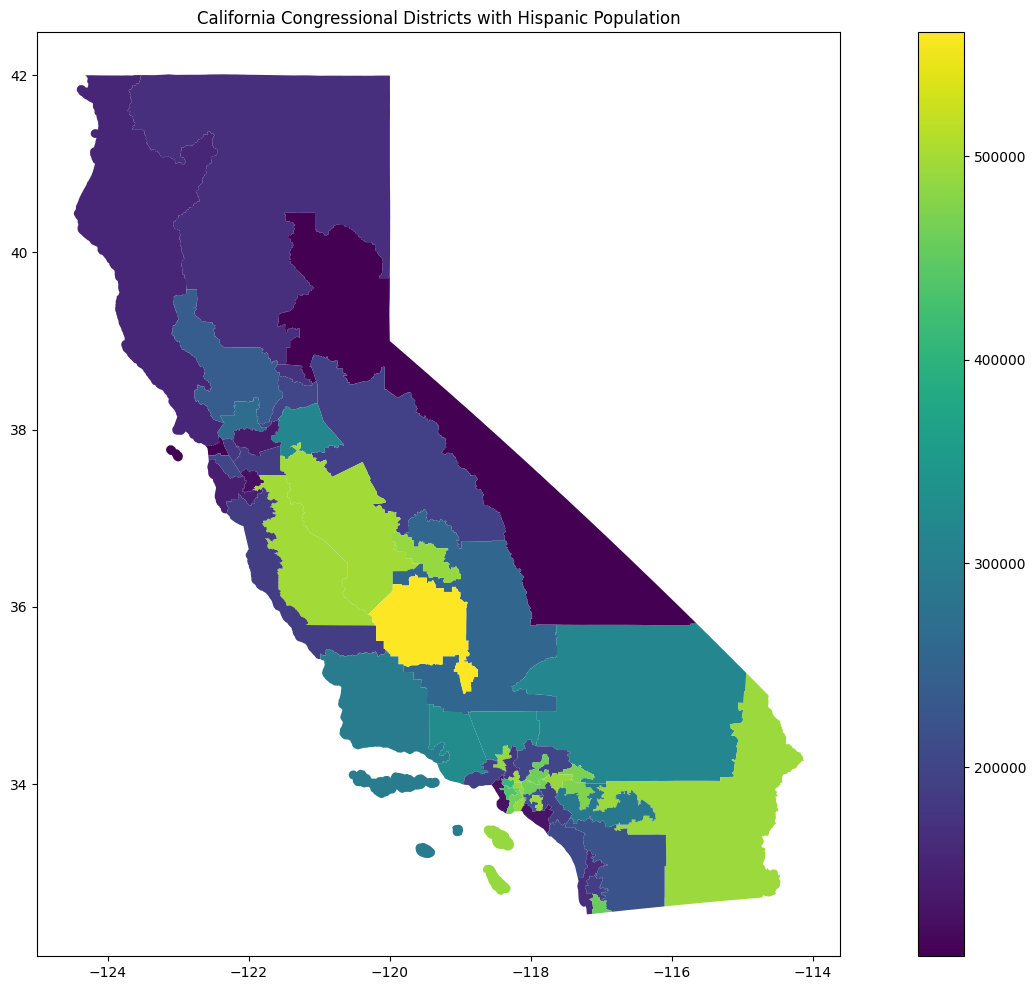
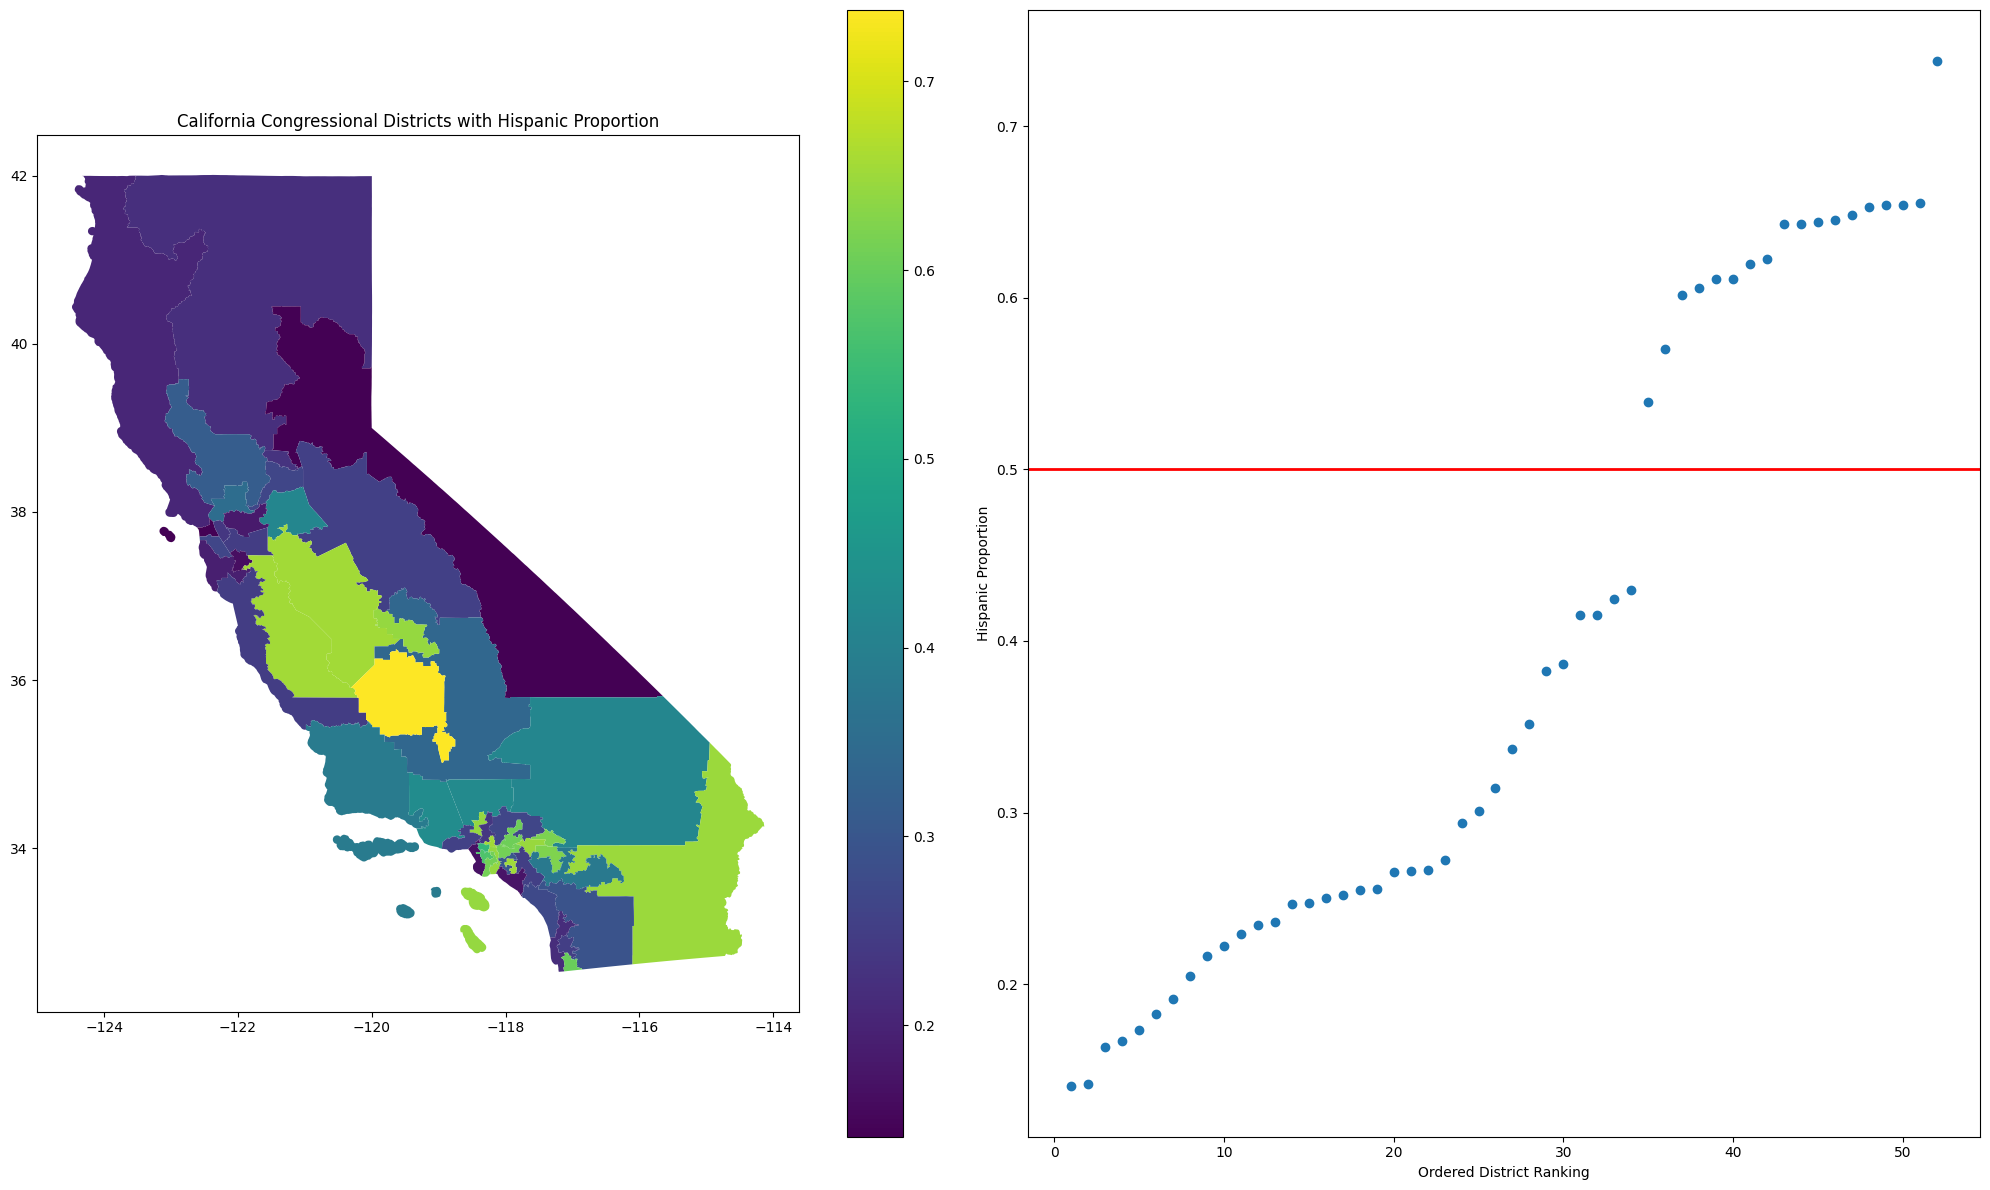
Unified diff of the notebook cell whose output changed from the first chart to the second:
--- before
+++ after
@@ -1,2 +1,13 @@
-district_demo.plot("Hispanic Origin", figsize=(20, 12), legend=True) 
-plt.title("California Congressional Districts with Hispanic Population")
+hispanic_district_demo = district_demo.copy()
+hispanic_district_demo["Hispanic Proportion"] = hispanic_district_demo["Hispanic Origin"] / hispanic_district_demo["Population P2"]
+
+fig, axs = plt.subplots(ncols=2, figsize=(20, 12))
+hispanic_district_demo.plot("Hispanic Proportion", legend=True, ax=axs[0]) 
+axs[0].set_title("California Congressional Districts with Hispanic Proportion")
+
+plt.scatter(x=np.arange(1, 53, 1), y=hispanic_district_demo["Hispanic Proportion"].sort_values())
+plt.axhline(0.5, linewidth=2, color='r')
+axs[1].set_xlabel("Ordered District Ranking")
+axs[1].set_ylabel("Hispanic Proportion")
+
+plt.tight_layout()

Commit: Added additional visualization for CA District Hispanic Proportion analysis